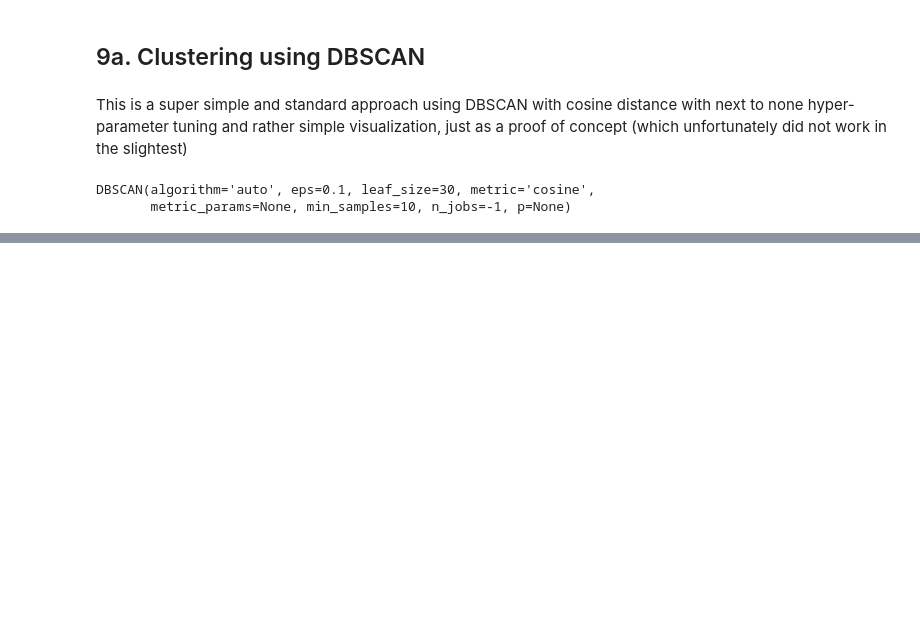
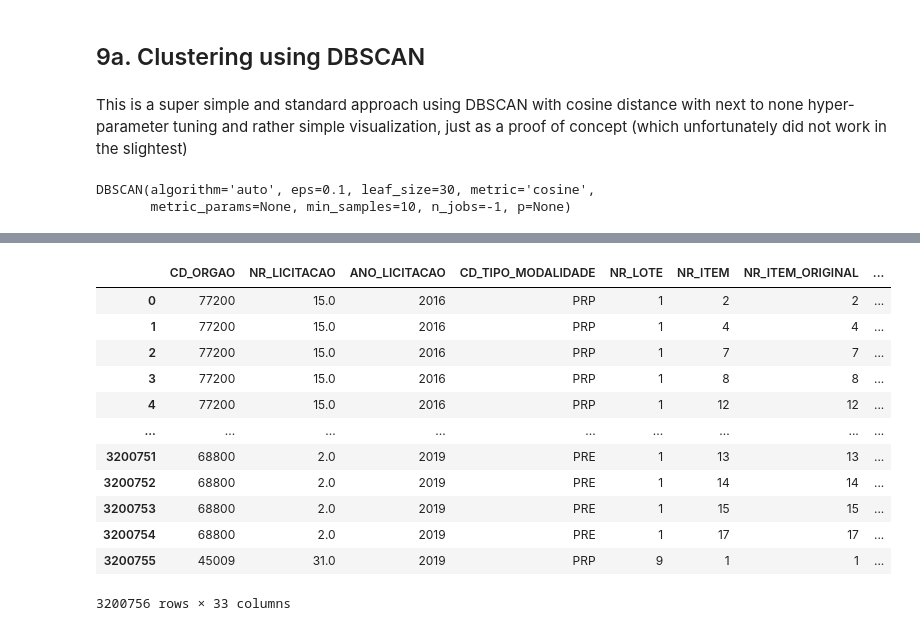
Before and after one commit to luizrennocosta/RS-licitation-data-study, a Jupyter notebook: DSB_Challenge.ipynb, the cells around one changed output, grey strips where cells are left out. Cells and saved outputs as stored; diff of their text form; code cells hidden in the pictures; blank space fills up the shorter version.

```diff
--- a/DSB_Challenge.ipynb
+++ b/DSB_Challenge.ipynb
@@ -616,0 +638,16 @@ plt.show()
+# %%
+df_item
+# %% [output]
+|  | CD_ORGAO | NR_LICITACAO | ANO_LICITACAO | CD_TIPO_MODALIDADE | NR_LOTE | NR_ITEM | NR_ITEM_ORIGINAL | ... |
+| 0 | 77200 | 15.0 | 2016 | PRP | 1 | 2 | 2 | ... |
+| 1 | 77200 | 15.0 | 2016 | PRP | 1 | 4 | 4 | ... |
+| 2 | 77200 | 15.0 | 2016 | PRP | 1 | 7 | 7 | ... |
+| 3 | 77200 | 15.0 | 2016 | PRP | 1 | 8 | 8 | ... |
+| 4 | 77200 | 15.0 | 2016 | PRP | 1 | 12 | 12 | ... |
+| ... | ... | ... | ... | ... | ... | ... | ... | ... |
+| 3200751 | 68800 | 2.0 | 2019 | PRE | 1 | 13 | 13 | ... |
+| 3200752 | 68800 | 2.0 | 2019 | PRE | 1 | 14 | 14 | ... |
+| 3200753 | 68800 | 2.0 | 2019 | PRE | 1 | 15 | 15 | ... |
+| 3200754 | 68800 | 2.0 | 2019 | PRE | 1 | 17 | 17 | ... |
+| 3200755 | 45009 | 31.0 | 2019 | PRP | 9 | 1 | 1 | ... |
+3200756 rows × 33 columns
```
Also changed, not shown: parts of 20 cells of this notebook, 1 other file.
